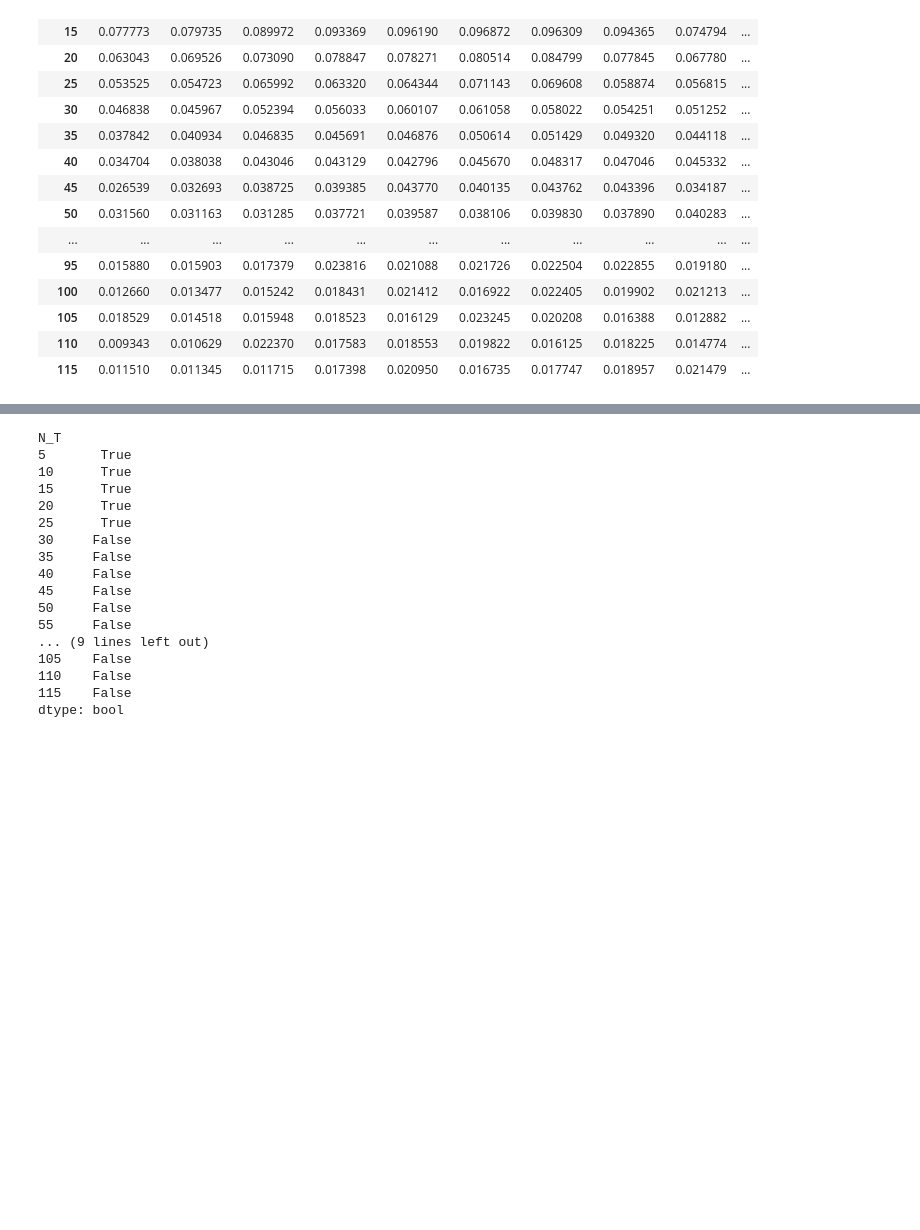
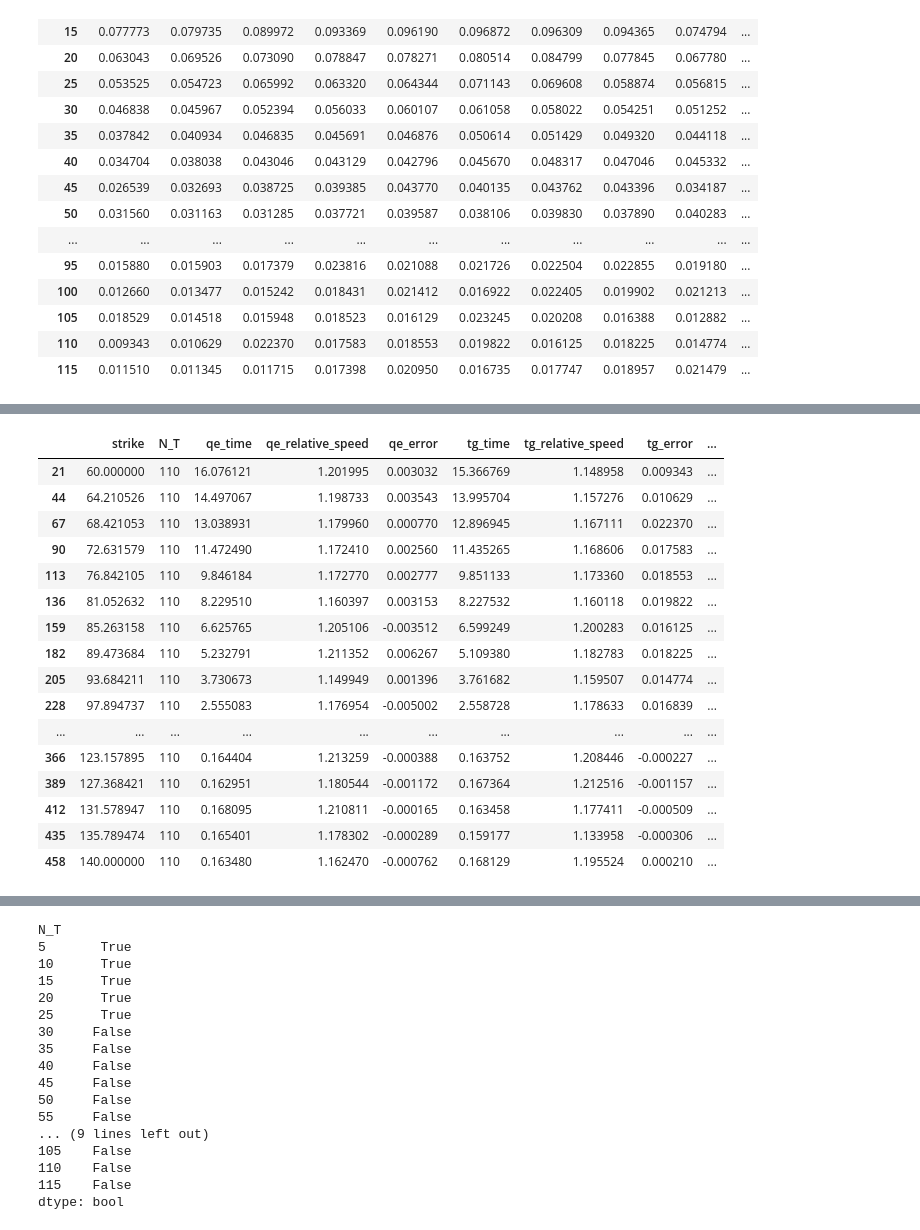
Before and after one commit to ArtemySazonov/Stochastic-Volatility-Models, a Jupyter notebook: Code/evaluation.ipynb, the cells around one changed output, grey strips where cells are left out. Drawn from its saved outputs; the diff is of its cells as text; code cells hidden in the pictures; blank space fills up the shorter version.

```diff
--- a/Code/evaluation.ipynb
+++ b/Code/evaluation.ipynb
@@ -201,0 +223,20 @@ tmp_qe_error.T[tmp_qe_error.T < 0.11]
+# %%
+speed_test[speed_test['N_T'] ==110]
+# %% [output]
+|  | strike | N_T | qe_time | qe_relative_speed | qe_error | tg_time | tg_relative_speed | tg_error | ... |
+| 21 | 60.000000 | 110 | 16.076121 | 1.201995 | 0.003032 | 15.366769 | 1.148958 | 0.009343 | ... |
+| 44 | 64.210526 | 110 | 14.497067 | 1.198733 | 0.003543 | 13.995704 | 1.157276 | 0.010629 | ... |
+| 67 | 68.421053 | 110 | 13.038931 | 1.179960 | 0.000770 | 12.896945 | 1.167111 | 0.022370 | ... |
+| 90 | 72.631579 | 110 | 11.472490 | 1.172410 | 0.002560 | 11.435265 | 1.168606 | 0.017583 | ... |
+| 113 | 76.842105 | 110 | 9.846184 | 1.172770 | 0.002777 | 9.851133 | 1.173360 | 0.018553 | ... |
+| 136 | 81.052632 | 110 | 8.229510 | 1.160397 | 0.003153 | 8.227532 | 1.160118 | 0.019822 | ... |
+| 159 | 85.263158 | 110 | 6.625765 | 1.205106 | -0.003512 | 6.599249 | 1.200283 | 0.016125 | ... |
+| 182 | 89.473684 | 110 | 5.232791 | 1.211352 | 0.006267 | 5.109380 | 1.182783 | 0.018225 | ... |
+| 205 | 93.684211 | 110 | 3.730673 | 1.149949 | 0.001396 | 3.761682 | 1.159507 | 0.014774 | ... |
+| 228 | 97.894737 | 110 | 2.555083 | 1.176954 | -0.005002 | 2.558728 | 1.178633 | 0.016839 | ... |
+| ... | ... | ... | ... | ... | ... | ... | ... | ... | ... |
+| 366 | 123.157895 | 110 | 0.164404 | 1.213259 | -0.000388 | 0.163752 | 1.208446 | -0.000227 | ... |
+| 389 | 127.368421 | 110 | 0.162951 | 1.180544 | -0.001172 | 0.167364 | 1.212516 | -0.001157 | ... |
+| 412 | 131.578947 | 110 | 0.168095 | 1.210811 | -0.000165 | 0.163458 | 1.177411 | -0.000509 | ... |
+| 435 | 135.789474 | 110 | 0.165401 | 1.178302 | -0.000289 | 0.159177 | 1.133958 | -0.000306 | ... |
+| 458 | 140.000000 | 110 | 0.163480 | 1.162470 | -0.000762 | 0.168129 | 1.195524 | 0.000210 | ... |
```
Also changed, not shown: parts of 19 cells of this notebook.
